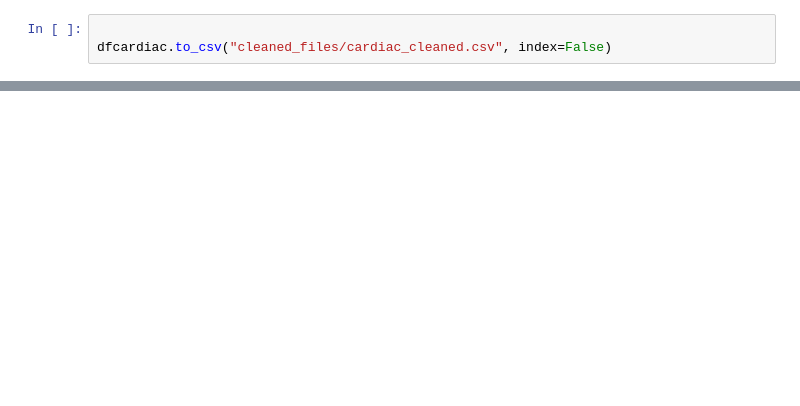
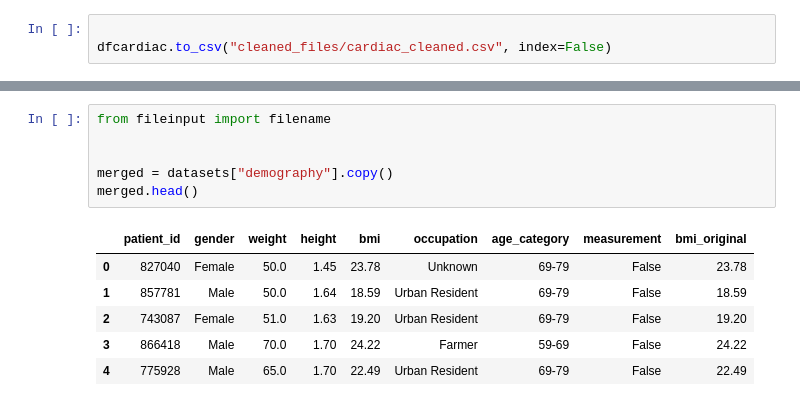
Before and after one commit to Yasasmini/Team3_PyCoders_PythonHackathon_SEP2026, a Jupyter notebook: Team3_PyCoders_Category1.DataCleaning.ipynb, the cells around one changed output, grey strips where cells are left out. Saved outputs shown, nothing was run; the diff lists cells and outputs as text; blank space fills up the shorter version.

```diff
--- a/Team3_PyCoders_Category1.DataCleaning.ipynb
+++ b/Team3_PyCoders_Category1.DataCleaning.ipynb
@@ -1204,0 +1236,13 @@ dfcardiac.to_csv("cleaned_files/cardiac_cleaned.csv", index=False)
+# %%
+from fileinput import filename
+
+
+merged = datasets["demography"].copy()
+merged.head()
+# %% [output]
+|  | patient_id | gender | weight | height | bmi | occupation | age_category | measurement | bmi_original |
+| 0 | 827040 | Female | 50.0 | 1.45 | 23.78 | Unknown | 69-79 | False | 23.78 |
+| 1 | 857781 | Male | 50.0 | 1.64 | 18.59 | Urban Resident | 69-79 | False | 18.59 |
+| 2 | 743087 | Female | 51.0 | 1.63 | 19.20 | Urban Resident | 69-79 | False | 19.20 |
+| 3 | 866418 | Male | 70.0 | 1.70 | 24.22 | Farmer | 59-69 | False | 24.22 |
+| 4 | 775928 | Male | 65.0 | 1.70 | 22.49 | Urban Resident | 69-79 | False | 22.49 |
```
Also changed, not shown: parts of 15 cells of this notebook.
